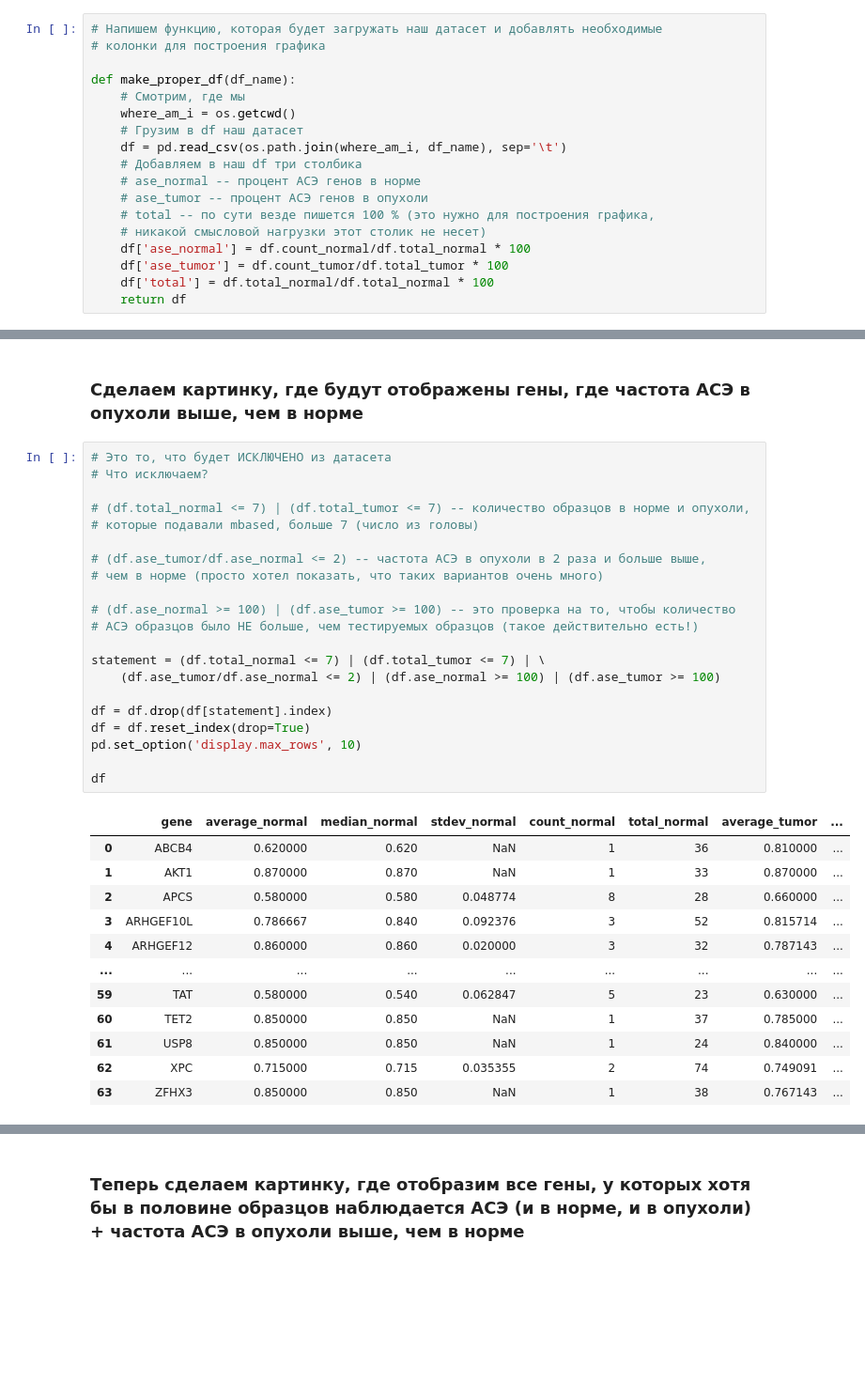
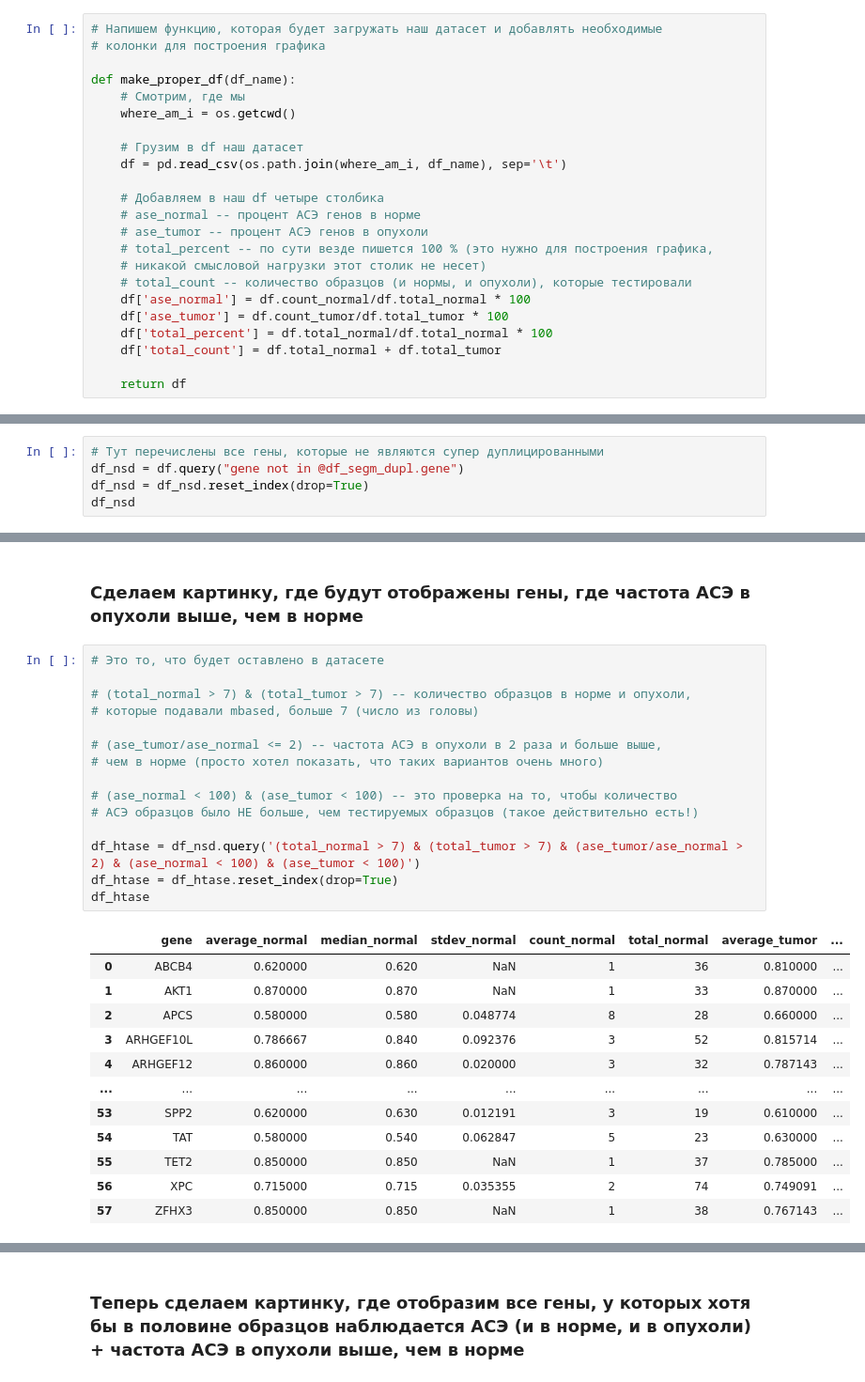
Before and after one commit to emir-radkevich/paper_ase, a Jupyter notebook: scripts_for_publication/pics_ase.ipynb, the cells around one changed output, grey strips where cells are left out. Shown at 94% size. Saved outputs shown, nothing was run; the diff lists cells and outputs as text; blank space fills up the shorter version.

```diff
--- a/scripts_for_publication/pics_ase.ipynb
+++ b/scripts_for_publication/pics_ase.ipynb
@@ -18,14 +18,19 @@ import matplotlib.pyplot as plt
 def make_proper_df(df_name):
     # Смотрим, где мы
     where_am_i = os.getcwd()
+
     # Грузим в df наш датасет
     df = pd.read_csv(os.path.join(where_am_i, df_name), sep='\t')
-    # Добавляем в наш df три столбика
+
+    # Добавляем в наш df четыре столбика
     # ase_normal -- процент АСЭ генов в норме
     # ase_tumor -- процент АСЭ генов в опухоли
-    # total -- по сути везде пишется 100 % (это нужно для построения графика,
+    # total_percent -- по сути везде пишется 100 % (это нужно для построения графика,
     # никакой смысловой нагрузки этот столик не несет)
+    # total_count -- количество образцов (и нормы, и опухоли), которые тестировали
     df['ase_normal'] = df.count_normal/df.total_normal * 100
     df['ase_tumor'] = df.count_tumor/df.total_tumor * 100
-    df['total'] = df.total_normal/df.total_normal * 100
+    df['total_percent'] = df.total_normal/df.total_normal * 100
+    df['total_count'] = df.total_normal + df.total_tumor
+
     return df
@@ -48,0 +61,5 @@ df
+# %%
+# Тут перечислены все гены, которые не являются супер дуплицированными
+df_nsd = df.query("gene not in @df_segm_dupl.gene")
+df_nsd = df_nsd.reset_index(drop=True)
+df_nsd
@@ -49,36 +107,30 @@ df
 # %% [markdown]
 ### Сделаем картинку, где будут отображены гены, где частота АСЭ в опухоли выше, чем в норме
 # %%
-# Это то, что будет ИСКЛЮЧЕНО из датасета
-# Что исключаем?
+# Это то, что будет оставлено в датасете
 
-# (df.total_normal <= 7) | (df.total_tumor <= 7) -- количество образцов в норме и опухоли,
+# (total_normal > 7) & (total_tumor > 7) -- количество образцов в норме и опухоли,
 # которые подавали mbased, больше 7 (число из головы)
 
-# (df.ase_tumor/df.ase_normal <= 2) -- частота АСЭ в опухоли в 2 раза и больше выше,
+# (ase_tumor/ase_normal <= 2) -- частота АСЭ в опухоли в 2 раза и больше выше,
 # чем в норме (просто хотел показать, что таких вариантов очень много)
 
-# (df.ase_normal >= 100) | (df.ase_tumor >= 100) -- это проверка на то, чтобы количество
+# (ase_normal < 100) & (ase_tumor < 100) -- это проверка на то, чтобы количество
 # АСЭ образцов было НЕ больше, чем тестируемых образцов (такое действительно есть!)
 
-statement = (df.total_normal <= 7) | (df.total_tumor <= 7) | \
-    (df.ase_tumor/df.ase_normal <= 2) | (df.ase_normal >= 100) | (df.ase_tumor >= 100)
-
-df = df.drop(df[statement].index)
-df = df.reset_index(drop=True)
-pd.set_option('display.max_rows', 10)
-
-df
+df_htase = df_nsd.query('(total_normal > 7) & (total_tumor > 7) & (ase_tumor/ase_normal > 2) & (ase_normal < 100) & (ase_tumor < 100)')
+df_htase = df_htase.reset_index(drop=True)
+df_htase
 # %% [output]
 |  | gene | average_normal | median_normal | stdev_normal | count_normal | total_normal | average_tumor | ... |
 | 0 | ABCB4 | 0.620000 | 0.620 | NaN | 1 | 36 | 0.810000 | ... |
 | 1 | AKT1 | 0.870000 | 0.870 | NaN | 1 | 33 | 0.870000 | ... |
 | 2 | APCS | 0.580000 | 0.580 | 0.048774 | 8 | 28 | 0.660000 | ... |
 | 3 | ARHGEF10L | 0.786667 | 0.840 | 0.092376 | 3 | 52 | 0.815714 | ... |
 | 4 | ARHGEF12 | 0.860000 | 0.860 | 0.020000 | 3 | 32 | 0.787143 | ... |
 | ... | ... | ... | ... | ... | ... | ... | ... | ... |
-| 59 | TAT | 0.580000 | 0.540 | 0.062847 | 5 | 23 | 0.630000 | ... |
-| 60 | TET2 | 0.850000 | 0.850 | NaN | 1 | 37 | 0.785000 | ... |
-| 61 | USP8 | 0.850000 | 0.850 | NaN | 1 | 24 | 0.840000 | ... |
-| 62 | XPC | 0.715000 | 0.715 | 0.035355 | 2 | 74 | 0.749091 | ... |
-| 63 | ZFHX3 | 0.850000 | 0.850 | NaN | 1 | 38 | 0.767143 | ... |
+| 53 | SPP2 | 0.620000 | 0.630 | 0.012191 | 3 | 19 | 0.610000 | ... |
+| 54 | TAT | 0.580000 | 0.540 | 0.062847 | 5 | 23 | 0.630000 | ... |
+| 55 | TET2 | 0.850000 | 0.850 | NaN | 1 | 37 | 0.785000 | ... |
+| 56 | XPC | 0.715000 | 0.715 | 0.035355 | 2 | 74 | 0.749091 | ... |
+| 57 | ZFHX3 | 0.850000 | 0.850 | NaN | 1 | 38 | 0.767143 | ... |
```
Also changed, not shown: parts of 14 cells of this notebook, 4 other files.
